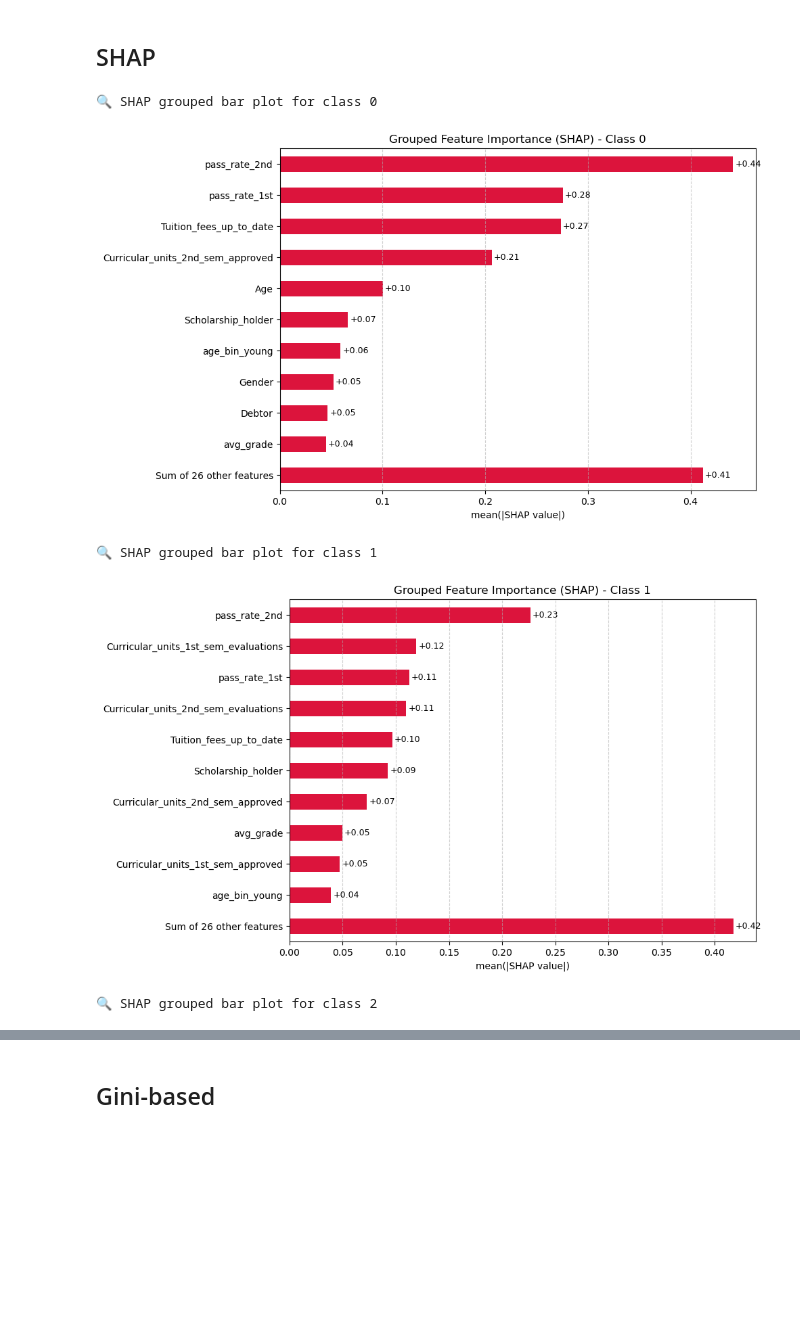
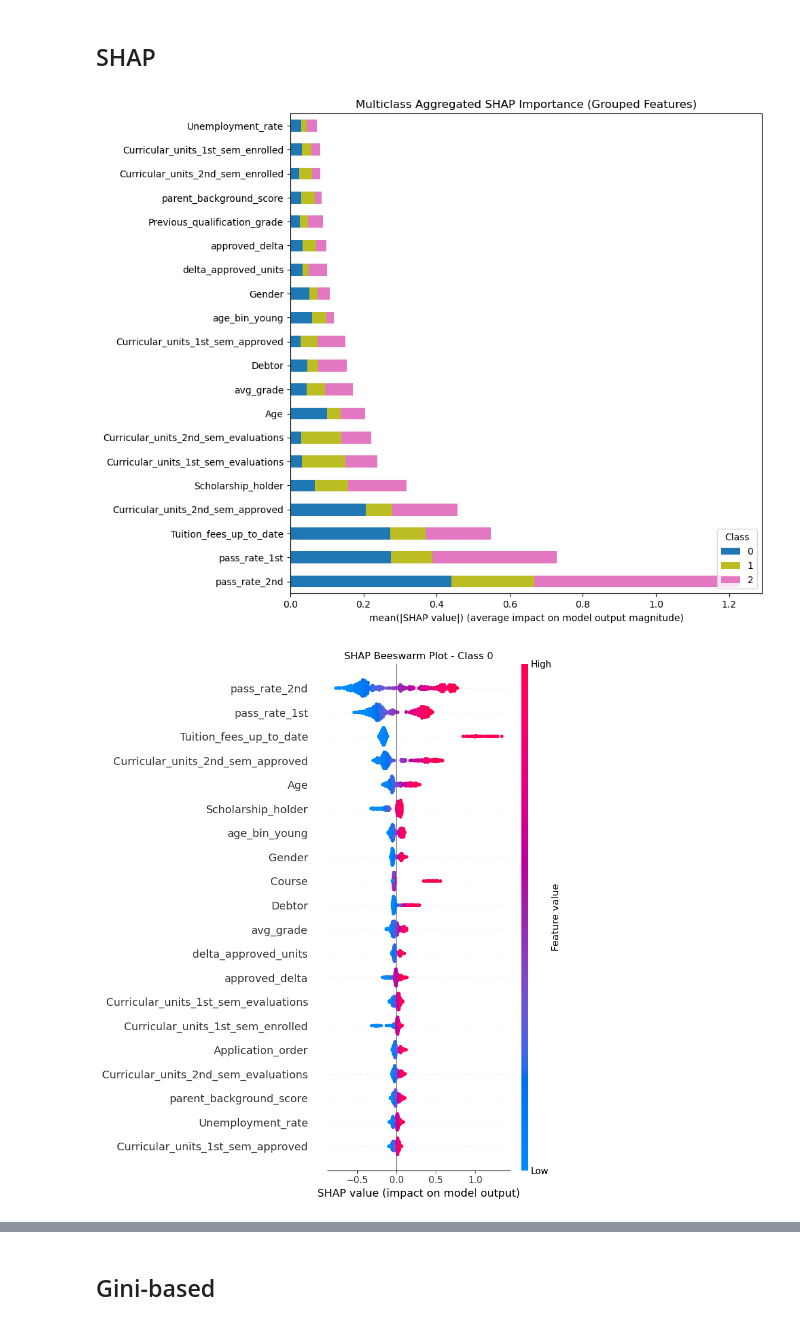
Before and after one commit to martiFabia/DMML_project, a Jupyter notebook: notebook/main.ipynb, the cells around one changed output, grey strips where cells are left out. Cells and saved outputs as stored; diff of their text form; code cells hidden in the pictures; blank space fills up the shorter version.

```diff
--- a/notebook/main.ipynb
+++ b/notebook/main.ipynb
@@ -447,7 +442,7 @@ def roc_curve_plot(y_true, y_prob, classes, name):
     plt.grid()
     plt.show()
 # %%
-model_rf = joblib.load("../models3/best_model_random_forest.joblib")  # Cambia il nome se necessario
+model_rf = joblib.load("../models/best_model_random_forest.joblib")  # Cambia il nome se necessario
 
 y_pred = model_rf.predict(X_test)
 y_prob = model_rf.predict_proba(X_test)
@@ -473,18 +468,18 @@ weighted avg     0.7821    0.7672    0.7721       885
 [figure]
 [figure]
 # %%
-model_cb= joblib.load("../models3/best_model_catboost.joblib")  # Cambia il nome se necessario
+model_cb= joblib.load("../models/best_model_catboost.joblib")
 
-y_pred = model_rf.predict(X_test)
-y_prob = model_rf.predict_proba(X_test)
+y_pred = model_cb.predict(X_test)
+y_prob = model_cb.predict_proba(X_test)
 
 
 print("\n=== Classification Report: Catboost ===")
 print(classification_report(y_test, y_pred, digits=4))
 
 # Plot ROC Curve
-roc_curve_plot(y_test, y_prob, model_rf.classes_, "Catboost")
-confusion_matrix_plot(y_test, y_pred, model_rf.classes_, "Catboost")
+roc_curve_plot(y_test, y_prob, model_cb.classes_, "Catboost")
+confusion_matrix_plot(y_test, y_pred, model_cb.classes_, "Catboost")
 # %% [output]
 === Classification Report: Catboost ===
               precision    recall  f1-score   support
@@ -509,19 +504,21 @@ import pandas as pd
 import numpy as np
 import matplotlib.pyplot as plt
 
+model = model_cb
+# model= model_rf
 
-X_test_fe = model_cb.named_steps['feature_transformer'].transform(X_test)
-X_test_proc = model_cb.named_steps['preprocessing'].transform(X_test_fe)
+X_test_fe = model.named_steps['feature_transformer'].transform(X_test)
+X_test_proc = model.named_steps['preprocessing'].transform(X_test_fe)
 
 if hasattr(X_test_proc, "toarray"):
     X_test_proc = X_test_proc.toarray()
 
 # Recupera i nomi delle feature dopo il preprocessing
-feature_names = model_cb.named_steps['preprocessing'].get_feature_names_out()
+feature_names = model.named_steps['preprocessing'].get_feature_names_out()
 
 X_shap = pd.DataFrame(X_test_proc, columns=feature_names)
 
-model = model_cb.named_steps['model']
+model = model.named_steps['model']
 
 # Usa TreeExplainer per modelli tree-based
 explainer = shap.TreeExplainer(model)
@@ -621,23 +616,35 @@ def plot_shap_aggregated(shap_values, feature_names, class_names):
     plt.legend(title="Class", loc="lower right")
     plt.tight_layout()
     plt.show()
+# %%
+def plot_beeswarm(shap_values, feature_names, class_names):
+    for i in range(3):
+        shap_vals = shap_values[:, :, i]
+        shap_df = pd.DataFrame(shap_vals, columns=feature_names)
+
+        grouped_names = [get_group_name(col) for col in shap_df.columns]
+        shap_df.columns = grouped_names
+
+        plt.figure(figsize=(10, 6))
+        shap.summary_plot(shap_vals, features=shap_df, feature_names=grouped_names, show=False)
+        plt.title(f"SHAP Beeswarm Plot - Class {class_names[i]}")
+        plt.tight_layout()
+        plt.show()
 # %%
 import joblib
 
 #---------------------------------------------
 # SHAP values and explainer for Catboost model
 #---------------------------------------------
 
 shap_values = joblib.load("../shap_output/shap_values_cb.joblib")
 explainer = joblib.load("../shap_output/shap_explainer_cb.joblib")
 X_shap = pd.read_csv("../shap_output/X_shap_cb.csv")
 feature_names = np.load("../shap_output/feature_names_cb.npy", allow_pickle=True)
 
-plot_shap_values(shap_values, feature_names, model_cb.classes_)
+#plot_shap_values(shap_values, feature_names, model_cb.classes_)
 plot_shap_aggregated(shap_values, feature_names, model_cb.classes_)
+plot_beeswarm(shap_values, feature_names, model_cb.classes_)
 # %% [output]
-🔍 SHAP grouped bar plot for class 0
-[figure, old version]
+[figure, new version]
-🔍 SHAP grouped bar plot for class 1
-[figure, old version]
+[figure, new version]
-🔍 SHAP grouped bar plot for class 2
```
Also changed, not shown: parts of 13 cells of this notebook, 30 other files.
